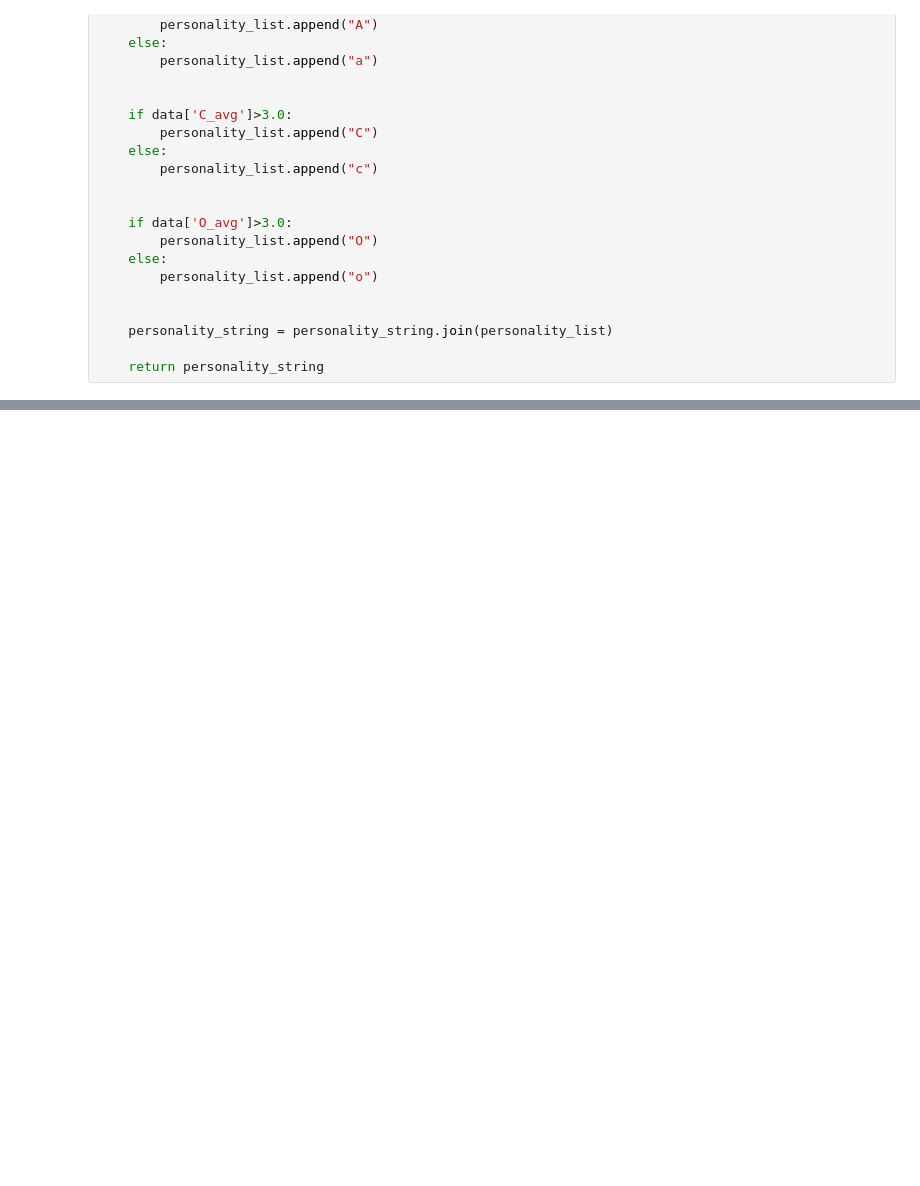
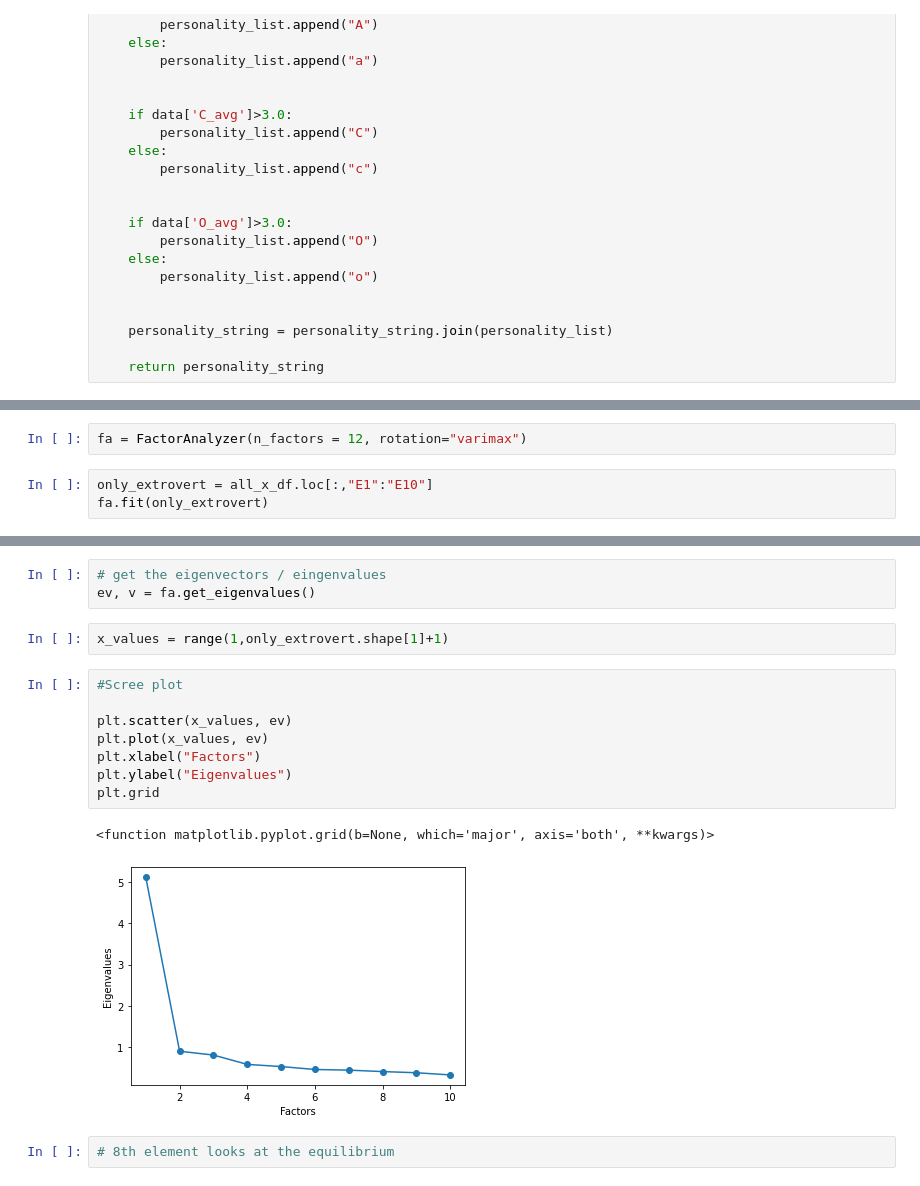
Before and after one commit to ejw-data/ml-clustering-personality, a Jupyter notebook: exploratory_analysis.ipynb, the cells around one changed output, grey strips where cells are left out. Drawn from its saved outputs; the diff is of its cells as text; blank space fills up the shorter version.

```diff
--- a/exploratory_analysis.ipynb
+++ b/exploratory_analysis.ipynb
@@ -357,0 +407,5 @@ df_original_scaled
+# %%
+fa = FactorAnalyzer(n_factors = 12, rotation="varimax")
+# %%
+only_extrovert = all_x_df.loc[:,"E1":"E10"]
+fa.fit(only_extrovert)
@@ -357,0 +439,18 @@ df_original_scaled
+# %%
+# get the eigenvectors / eingenvalues
+ev, v = fa.get_eigenvalues()
+# %%
+x_values = range(1,only_extrovert.shape[1]+1)
+# %%
+#Scree plot
+
+plt.scatter(x_values, ev)
+plt.plot(x_values, ev)
+plt.xlabel("Factors")
+plt.ylabel("Eigenvalues")
+plt.grid
+# %% [output]
+<function matplotlib.pyplot.grid(b=None, which='major', axis='both', **kwargs)>
+[figure, added]
+# %%
+# 8th element looks at the equilibrium
```
Also changed, not shown: parts of 14 cells of this notebook, 2 other files.
